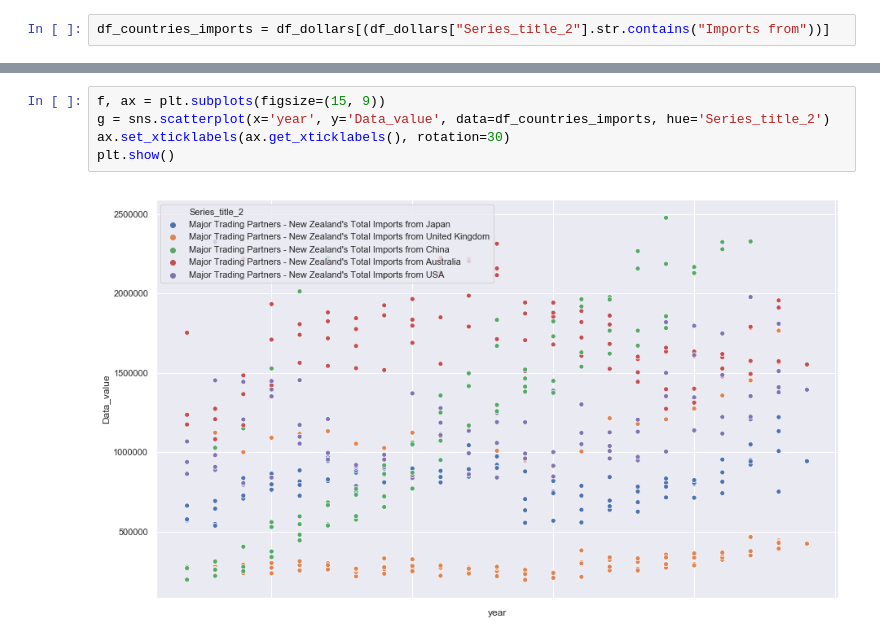
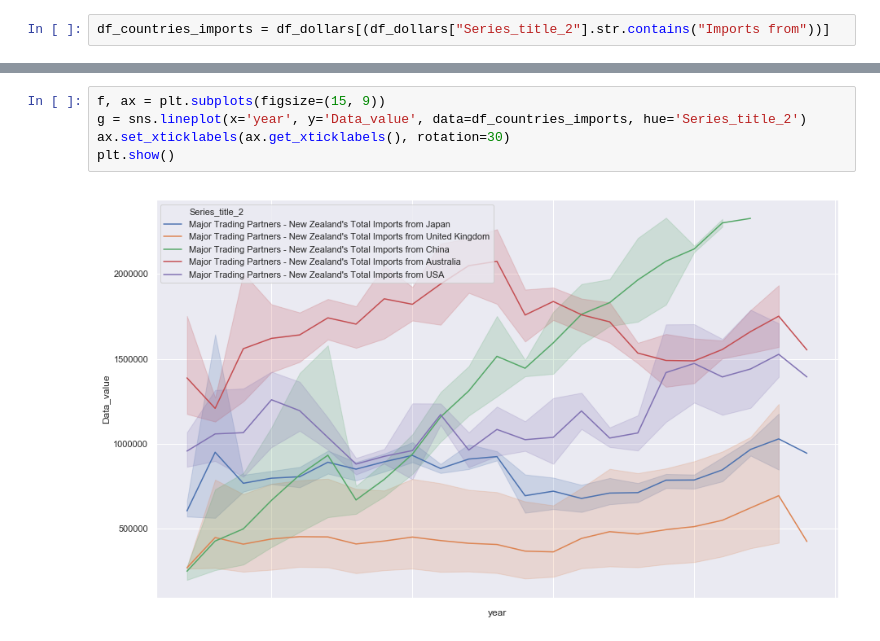
Before and after one commit to shushiej/nz_govt_open_data, a Jupyter notebook: initial_analysis.ipynb, the cells around one changed output, grey strips where cells are left out. Saved outputs shown, nothing was run; the diff lists cells and outputs as text.

```diff
--- a/initial_analysis.ipynb
+++ b/initial_analysis.ipynb
@@ -187,7 +78,7 @@ df_countries_imports.groupby("Series_title_2")["Data_value"].sum().plot.bar()
 # %%
 f, ax = plt.subplots(figsize=(15, 9))
-g = sns.scatterplot(x='year', y='Data_value', data=df_countries_imports, hue='Series_title_2')
+g = sns.lineplot(x='year', y='Data_value', data=df_countries_imports, hue='Series_title_2')
 ax.set_xticklabels(ax.get_xticklabels(), rotation=30)
 plt.show()
 # %% [output]
-[figure, old version]
+[figure, new version]
```
Also changed, not shown: parts of 19 cells of this notebook.
